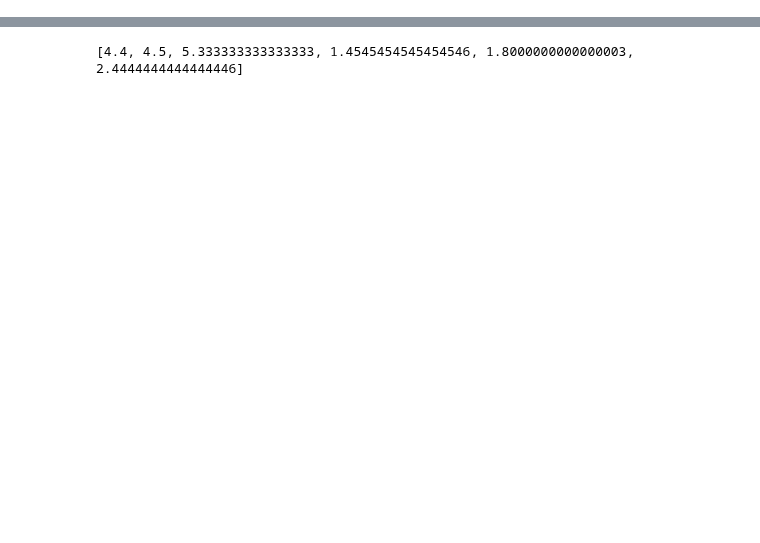
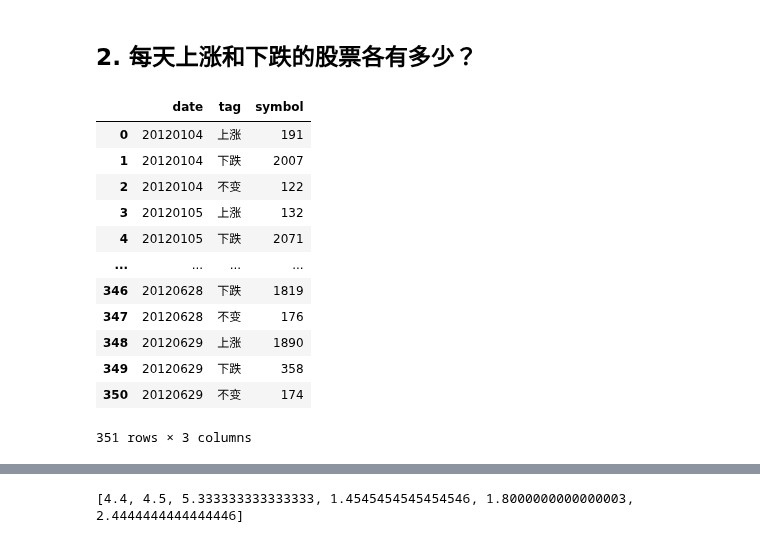
Before and after one commit to Ravin515/r-data-practice, a Jupyter notebook: answer-keys-pypd.ipynb, the cells around one changed output, grey strips where cells are left out. Drawn from its saved outputs; the diff is of its cells as text; code cells hidden in the pictures; blank space fills up the shorter version.

```diff
--- a/answer-keys-pypd.ipynb
+++ b/answer-keys-pypd.ipynb
@@ -45,17 +6,0 @@ Name: symbol, Length: 351, dtype: int64
-# %%
-data["tag"] \
-    = np.where(
-        data["close"] - data["pre_close"] > 0,
-        "上涨",
-        np.where(
-            data["close"] - data["pre_close"] < 0,
-            "下跌",
-            "不变"))
-data["exchange"] = \
-    data['symbol']\
-    .str.strip()\
-    .str[-2:]
-
-data\
-    .groupby(["date", "exchange"])["symbol"]\
-    .count()
@@ -1285,0 +34,32 @@ d_31[["symbol", "date", "abnr_ret"]]
+# %% [markdown]
+## 2. 每天上涨和下跌的股票各有多少？
+# %%
+data["tag"] = (
+    np.where(
+        data["close"] - data["pre_close"] > 0,
+        "上涨",
+        np.where(data["close"] - data["pre_close"] < 0,
+                "下跌",
+                "不变"))
+)
+(
+    data
+    .groupby(['date', 'tag'])
+    ['symbol']
+    .count()
+    .reset_index()
+)
+# %% [output]
+|  | date | tag | symbol |
+| 0 | 20120104 | 上涨 | 191 |
+| 1 | 20120104 | 下跌 | 2007 |
+| 2 | 20120104 | 不变 | 122 |
+| 3 | 20120105 | 上涨 | 132 |
+| 4 | 20120105 | 下跌 | 2071 |
+| ... | ... | ... | ... |
+| 346 | 20120628 | 下跌 | 1819 |
+| 347 | 20120628 | 不变 | 176 |
+| 348 | 20120629 | 上涨 | 1890 |
+| 349 | 20120629 | 下跌 | 358 |
+| 350 | 20120629 | 不变 | 174 |
+351 rows × 3 columns
```
Also changed, not shown: parts of 251 cells of this notebook, 3 other files.
